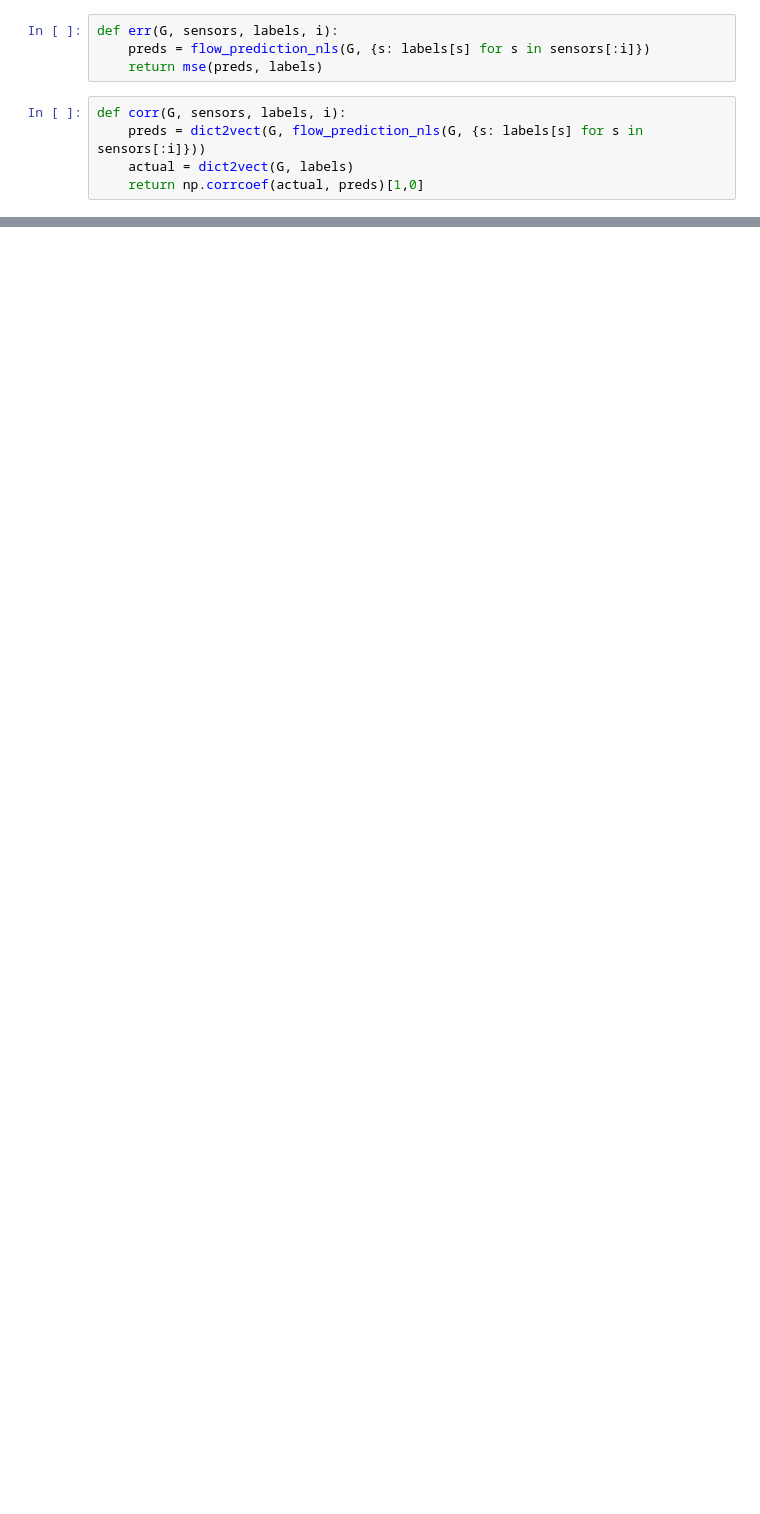
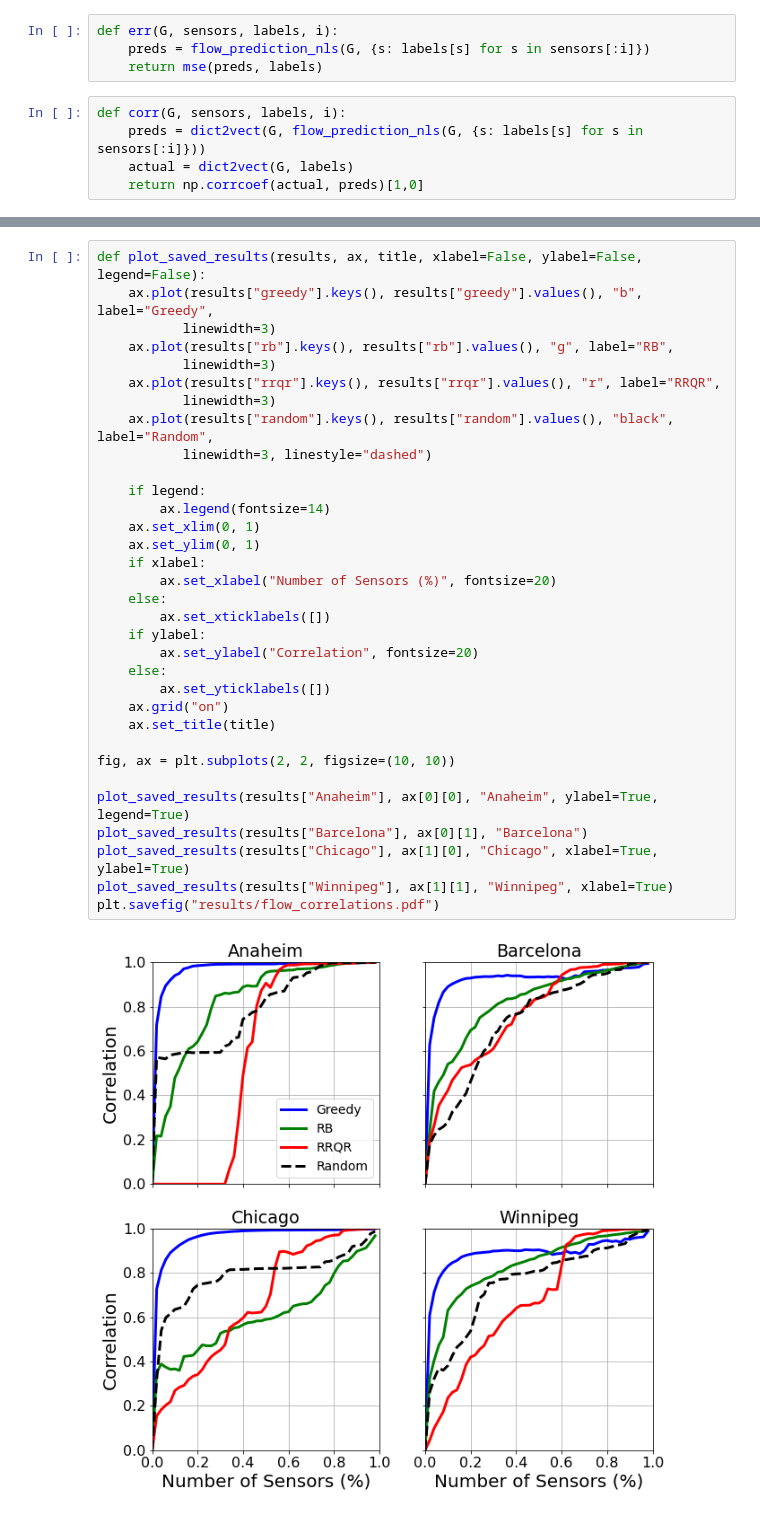
Before and after one commit to arnav-b/sensor-placement, a Jupyter notebook: flows-tntp.ipynb, the cells around one changed output, grey strips where cells are left out. Cells and saved outputs as stored; diff of their text form; blank space fills up the shorter version.

```diff
--- a/flows-tntp.ipynb
+++ b/flows-tntp.ipynb
@@ -102,0 +87,35 @@ plt.show()
+# %%
+def plot_saved_results(results, ax, title, xlabel=False, ylabel=False, legend=False):
+    ax.plot(results["greedy"].keys(), results["greedy"].values(), "b", label="Greedy",
+           linewidth=3)
+    ax.plot(results["rb"].keys(), results["rb"].values(), "g", label="RB",
+           linewidth=3)
+    ax.plot(results["rrqr"].keys(), results["rrqr"].values(), "r", label="RRQR",
+           linewidth=3)
+    ax.plot(results["random"].keys(), results["random"].values(), "black", label="Random",
+           linewidth=3, linestyle="dashed")
+
+    if legend:
+        ax.legend(fontsize=14)
+    ax.set_xlim(0, 1)
+    ax.set_ylim(0, 1)
+    if xlabel:
+        ax.set_xlabel("Number of Sensors (%)", fontsize=20)
+    else:
+        ax.set_xticklabels([])
+    if ylabel:
+        ax.set_ylabel("Correlation", fontsize=20)
+    else:
+        ax.set_yticklabels([])
+    ax.grid("on")
+    ax.set_title(title)
+
+fig, ax = plt.subplots(2, 2, figsize=(10, 10))
+
+plot_saved_results(results["Anaheim"], ax[0][0], "Anaheim", ylabel=True, legend=True)
+plot_saved_results(results["Barcelona"], ax[0][1], "Barcelona")
+plot_saved_results(results["Chicago"], ax[1][0], "Chicago", xlabel=True, ylabel=True)
+plot_saved_results(results["Winnipeg"], ax[1][1], "Winnipeg", xlabel=True)
+plt.savefig("results/flow_correlations.pdf")
+# %% [output]
+[figure, added]
```
Also changed, not shown: parts of 13 cells of this notebook, 4 other files.
